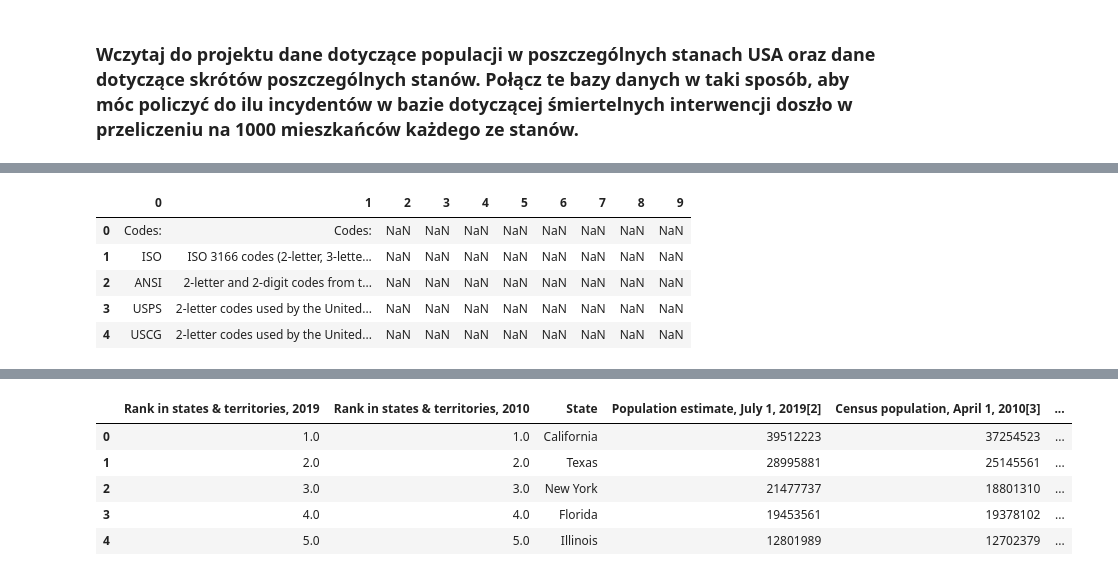
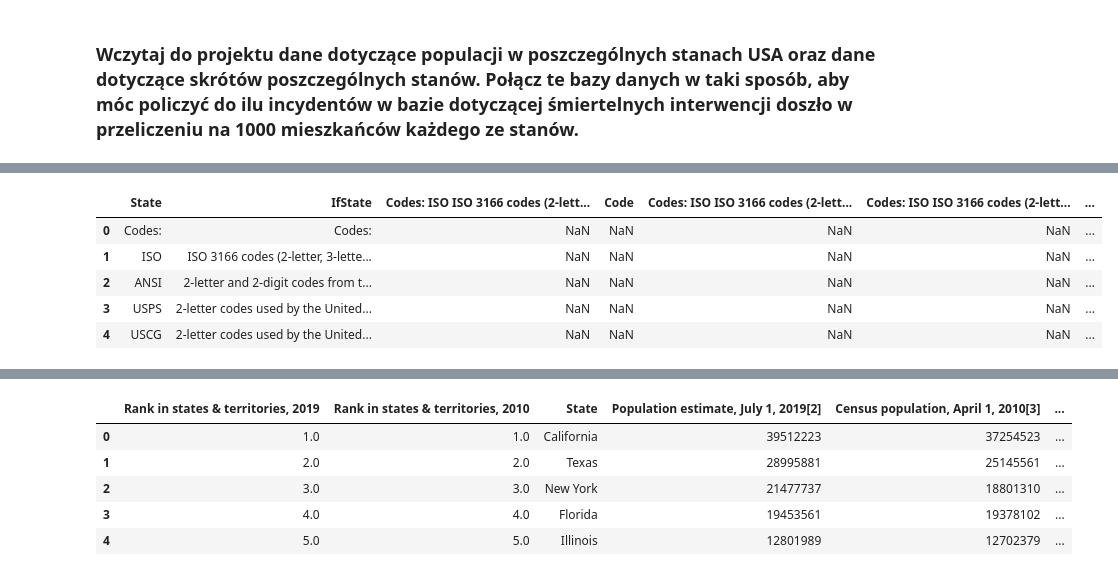
Before and after one commit to kanies89/Dataset-manipulation, a Jupyter notebook: Module 8.3 Task 1.ipynb, the cells around one changed output, grey strips where cells are left out. Cells and saved outputs as stored; diff of their text form; code cells hidden in the pictures.

```diff
--- a/Module 8.3 Task 1.ipynb
+++ b/Module 8.3 Task 1.ipynb
@@ -112,9 +137,10 @@ table_1 = table_1.transpose()
-# %%
-table_1.head()
-# %% [output]
-|  | 0 | 1 | 2 | 3 | 4 | 5 | 6 | 7 | 8 | 9 |
-| 0 | Codes: | Codes: | NaN | NaN | NaN | NaN | NaN | NaN | NaN | NaN |
-| 1 | ISO | ISO 3166 codes (2-letter, 3-lette... | NaN | NaN | NaN | NaN | NaN | NaN | NaN | NaN |
-| 2 | ANSI | 2-letter and 2-digit codes from t... | NaN | NaN | NaN | NaN | NaN | NaN | NaN | NaN |
-| 3 | USPS | 2-letter codes used by the United... | NaN | NaN | NaN | NaN | NaN | NaN | NaN | NaN |
-| 4 | USCG | 2-letter codes used by the United... | NaN | NaN | NaN | NaN | NaN | NaN | NaN | NaN |
+# %%
+table_1.rename(columns={table_1.columns[0]: 'State',table_1.columns[1]: 'IfState', table_1.columns[3]: 'Code'}, inplace=True)
+table_1.head()
+# %% [output]
+|  | State | IfState | Codes: ISO ISO 3166 codes (2-lett... | Code | Codes: ISO ISO 3166 codes (2-lett... | Codes: ISO ISO 3166 codes (2-lett... | ... |
+| 0 | Codes: | Codes: | NaN | NaN | NaN | NaN | ... |
+| 1 | ISO | ISO 3166 codes (2-letter, 3-lette... | NaN | NaN | NaN | NaN | ... |
+| 2 | ANSI | 2-letter and 2-digit codes from t... | NaN | NaN | NaN | NaN | ... |
+| 3 | USPS | 2-letter codes used by the United... | NaN | NaN | NaN | NaN | ... |
+| 4 | USCG | 2-letter codes used by the United... | NaN | NaN | NaN | NaN | ... |
```
Also changed, not shown: parts of 13 cells of this notebook.
